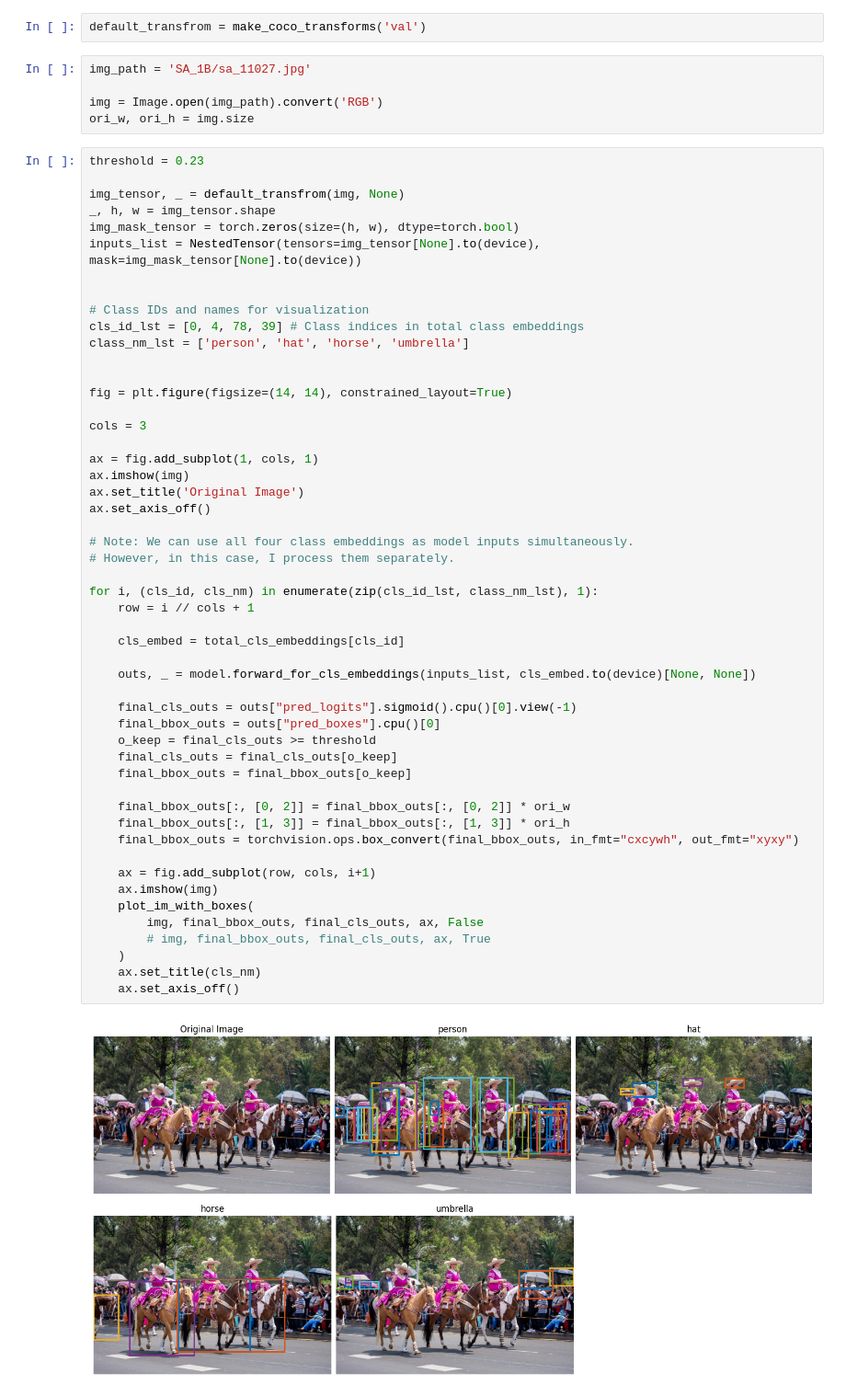
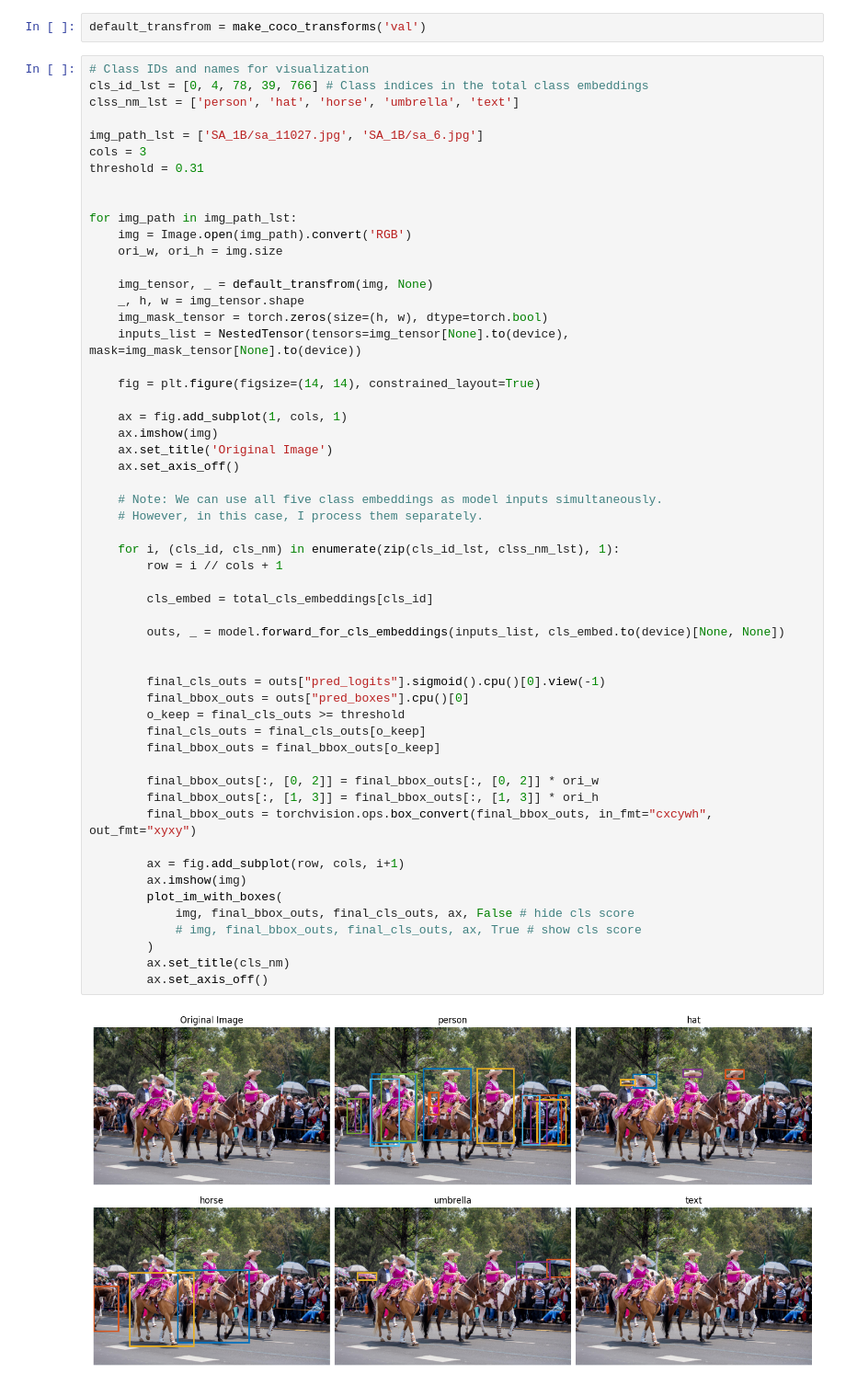
Before and after one commit to newocean-group/T-Rex2, a Jupyter notebook: cls_embeddings.ipynb, the cells around one changed output. Shown at 92% size. Drawn from its saved outputs; the diff is of its cells as text.

```diff
--- a/cls_embeddings.ipynb
+++ b/cls_embeddings.ipynb
@@ -62,61 +60,60 @@ T-Rex2 model is builded and loaded successfully!
 # infer
 # %%
 default_transfrom = make_coco_transforms('val')
-# %%
-img_path = 'SA_1B/sa_11027.jpg'
-
-img = Image.open(img_path).convert('RGB')
-ori_w, ori_h = img.size
 # %%
-threshold = 0.23
+# Class IDs and names for visualization
+cls_id_lst = [0, 4, 78, 39, 766] # Class indices in the total class embeddings
+clss_nm_lst = ['person', 'hat', 'horse', 'umbrella', 'text']
 
-img_tensor, _ = default_transfrom(img, None)
-_, h, w = img_tensor.shape
-img_mask_tensor = torch.zeros(size=(h, w), dtype=torch.bool)
-inputs_list = NestedTensor(tensors=img_tensor[None].to(device), mask=img_mask_tensor[None].to(device))
+img_path_lst = ['SA_1B/sa_11027.jpg', 'SA_1B/sa_6.jpg']
+cols = 3
+threshold = 0.31
 
 
-# Class IDs and names for visualization
-cls_id_lst = [0, 4, 78, 39] # Class indices in total class embeddings
-class_nm_lst = ['person', 'hat', 'horse', 'umbrella']
+for img_path in img_path_lst:
+    img = Image.open(img_path).convert('RGB')
+    ori_w, ori_h = img.size
+
+    img_tensor, _ = default_transfrom(img, None)
+    _, h, w = img_tensor.shape
+    img_mask_tensor = torch.zeros(size=(h, w), dtype=torch.bool)
+    inputs_list = NestedTensor(tensors=img_tensor[None].to(device), mask=img_mask_tensor[None].to(device))
+
+    fig = plt.figure(figsize=(14, 14), constrained_layout=True)
+
+    ax = fig.add_subplot(1, cols, 1)
+    ax.imshow(img)
+    ax.set_title('Original Image')
+    ax.set_axis_off()
+
+    # Note: We can use all five class embeddings as model inputs simultaneously.
+    # However, in this case, I process them separately.
+
+    for i, (cls_id, cls_nm) in enumerate(zip(cls_id_lst, clss_nm_lst), 1):
+        row = i // cols + 1
+
+        cls_embed = total_cls_embeddings[cls_id]
+
+        outs, _ = model.forward_for_cls_embeddings(inputs_list, cls_embed.to(device)[None, None])
 
 
-fig = plt.figure(figsize=(14, 14), constrained_layout=True)
+        final_cls_outs = outs["pred_logits"].sigmoid().cpu()[0].view(-1)
+        final_bbox_outs = outs["pred_boxes"].cpu()[0]
+        o_keep = final_cls_outs >= threshold
+        final_cls_outs = final_cls_outs[o_keep]
+        final_bbox_outs = final_bbox_outs[o_keep]
 
-cols = 3
+        final_bbox_outs[:, [0, 2]] = final_bbox_outs[:, [0, 2]] * ori_w
+        final_bbox_outs[:, [1, 3]] = final_bbox_outs[:, [1, 3]] * ori_h
+        final_bbox_outs = torchvision.ops.box_convert(final_bbox_outs, in_fmt="cxcywh", out_fmt="xyxy")
 
-ax = fig.add_subplot(1, cols, 1)
-ax.imshow(img)
-ax.set_title('Original Image')
-ax.set_axis_off()
-
-# Note: We can use all four class embeddings as model inputs simultaneously.
-# However, in this case, I process them separately.
-
-for i, (cls_id, cls_nm) in enumerate(zip(cls_id_lst, class_nm_lst), 1):
-    row = i // cols + 1
-
-    cls_embed = total_cls_embeddings[cls_id]
-
-    outs, _ = model.forward_for_cls_embeddings(inputs_list, cls_embed.to(device)[None, None])
-
-    final_cls_outs = outs["pred_logits"].sigmoid().cpu()[0].view(-1)
-    final_bbox_outs = outs["pred_boxes"].cpu()[0]
-    o_keep = final_cls_outs >= threshold
-    final_cls_outs = final_cls_outs[o_keep]
-    final_bbox_outs = final_bbox_outs[o_keep]
-
-    final_bbox_outs[:, [0, 2]] = final_bbox_outs[:, [0, 2]] * ori_w
-    final_bbox_outs[:, [1, 3]] = final_bbox_outs[:, [1, 3]] * ori_h
-    final_bbox_outs = torchvision.ops.box_convert(final_bbox_outs, in_fmt="cxcywh", out_fmt="xyxy")
-
-    ax = fig.add_subplot(row, cols, i+1)
-    ax.imshow(img)
-    plot_im_with_boxes(
-        img, final_bbox_outs, final_cls_outs, ax, False
-        # img, final_bbox_outs, final_cls_outs, ax, True
-    )
-    ax.set_title(cls_nm)
-    ax.set_axis_off()
+        ax = fig.add_subplot(row, cols, i+1)
+        ax.imshow(img)
+        plot_im_with_boxes(
+            img, final_bbox_outs, final_cls_outs, ax, False # hide cls score
+            # img, final_bbox_outs, final_cls_outs, ax, True # show cls score
+        )
+        ax.set_title(cls_nm)
+        ax.set_axis_off()
 # %% [output]
-[figure, old version]
+[figure, new version]
```
Also changed, not shown: parts of 2 cells of this notebook, 1 other file.
